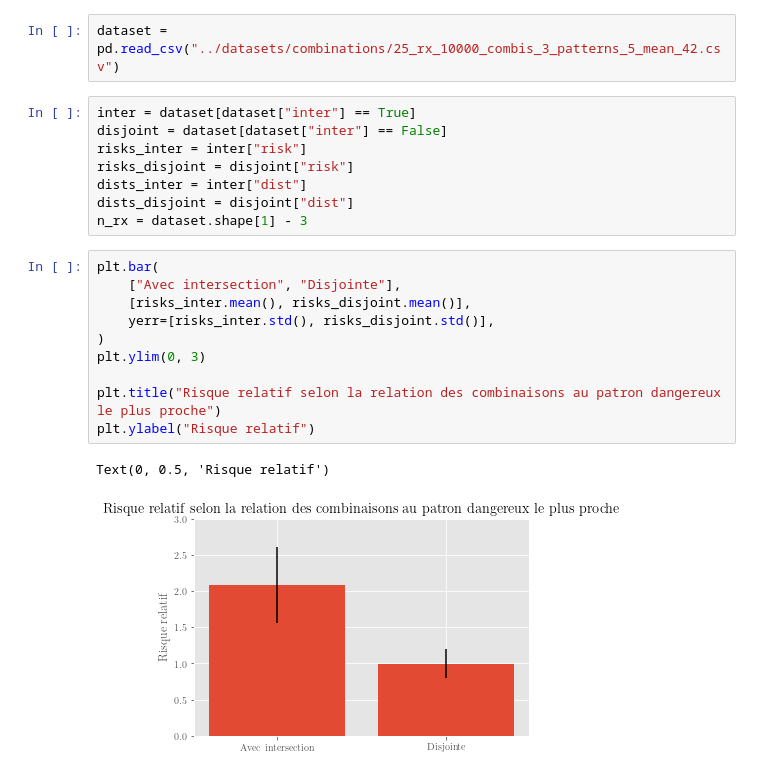
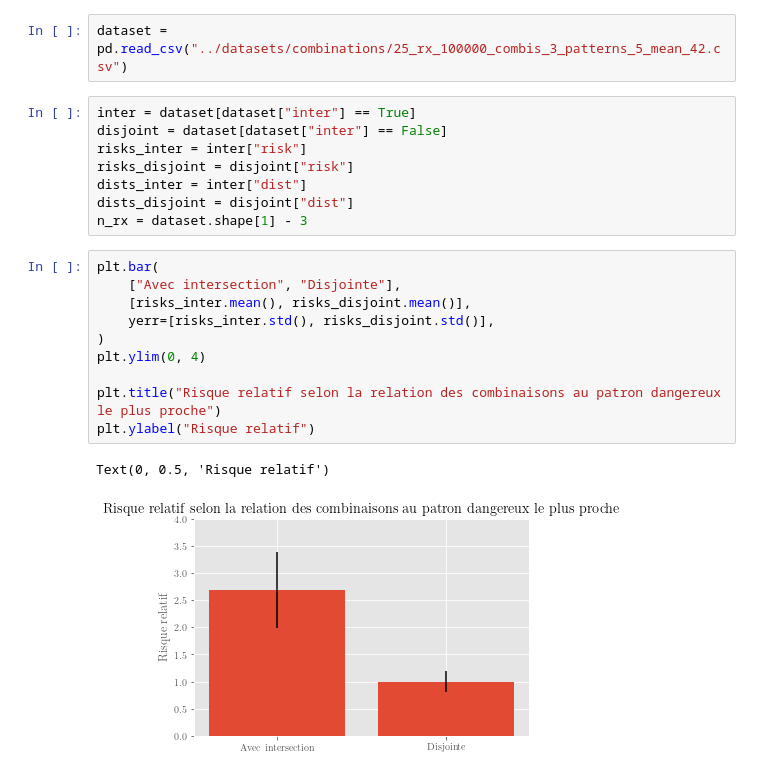
Before and after one commit to Quoding/sim-combi-donnees-massives, a Jupyter notebook: analysis/viz.ipynb, the cells around one changed output. Drawn from its saved outputs; the diff is of its cells as text.

```diff
--- a/analysis/viz.ipynb
+++ b/analysis/viz.ipynb
@@ -7,7 +7,7 @@ import viz_config
 
 seeds = [42]
 # %%
-dataset = pd.read_csv("../datasets/combinations/25_rx_10000_combis_3_patterns_5_mean_42.csv")
+dataset = pd.read_csv("../datasets/combinations/25_rx_100000_combis_3_patterns_5_mean_42.csv")
 # %%
 inter = dataset[dataset["inter"] == True]
 disjoint = dataset[dataset["inter"] == False]
@@ -19,16 +19,16 @@ n_rx = dataset.shape[1] - 3
 # %%
 plt.bar(
     ["Avec intersection", "Disjointe"],
     [risks_inter.mean(), risks_disjoint.mean()],
     yerr=[risks_inter.std(), risks_disjoint.std()],
 )
-plt.ylim(0, 3)
+plt.ylim(0, 4)
 
 plt.title("Risque relatif selon la relation des combinaisons au patron dangereux le plus proche")
 plt.ylabel("Risque relatif")
 # %% [output]
 Text(0, 0.5, 'Risque relatif')
-[figure, old version]
+[figure, new version]
 # %%
 plt.boxplot(
     [risks_inter, risks_disjoint],
```
Also changed, not shown: parts of 3 cells of this notebook, 4 other files.
